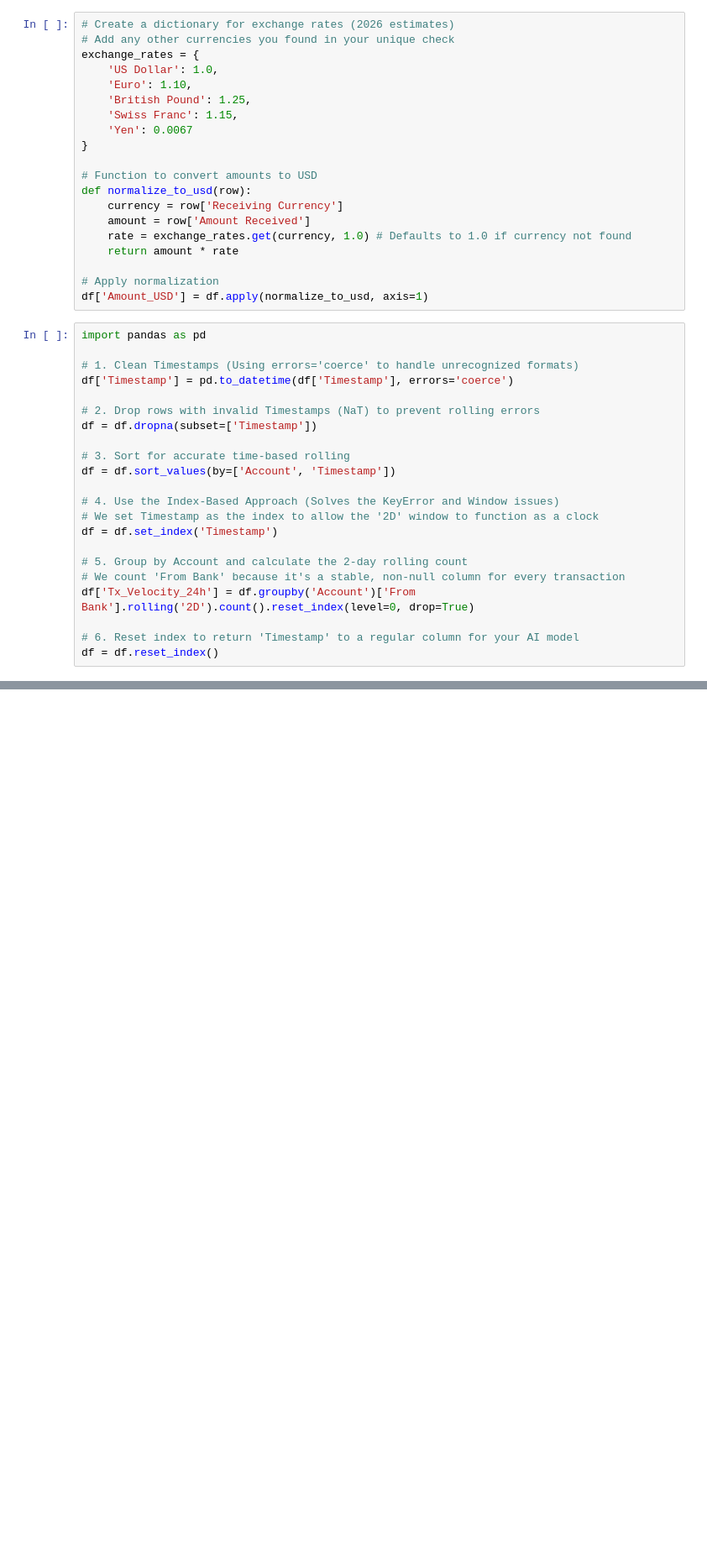
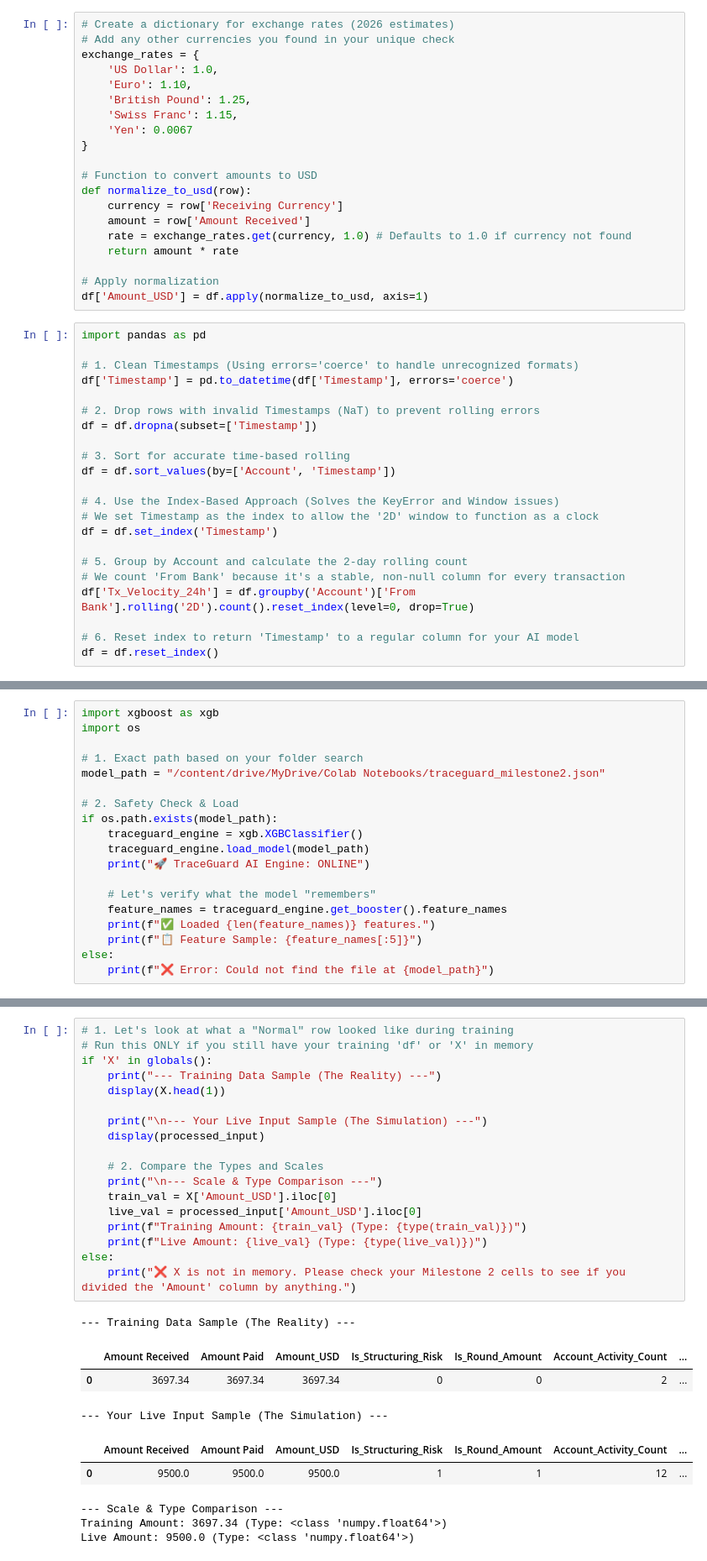
Before and after one commit to Morgan-X1/ai_hackathon_traceguard, a Jupyter notebook: TraceGuard_Data_Engineering.ipynb, the cells around one changed output, grey strips where cells are left out. Shown at 84% size. Drawn from its saved outputs; the diff is of its cells as text; blank space fills up the shorter version.

```diff
--- a/TraceGuard_Data_Engineering.ipynb
+++ b/TraceGuard_Data_Engineering.ipynb
@@ -101,0 +523,19 @@ To https://github.com/Morgan-X1/ai_hackathon_traceguard.git
+# %%
+import xgboost as xgb
+import os
+
+# 1. Exact path based on your folder search
+model_path = "/content/drive/MyDrive/Colab Notebooks/traceguard_milestone2.json"
+
+# 2. Safety Check & Load
+if os.path.exists(model_path):
+    traceguard_engine = xgb.XGBClassifier()
+    traceguard_engine.load_model(model_path)
+    print("🚀 TraceGuard AI Engine: ONLINE")
+
+    # Let's verify what the model "remembers"
+    feature_names = traceguard_engine.get_booster().feature_names
+    print(f"✅ Loaded {len(feature_names)} features.")
+    print(f"📋 Feature Sample: {feature_names[:5]}")
+else:
+    print(f"❌ Error: Could not find the file at {model_path}")
@@ -101,0 +704,28 @@ To https://github.com/Morgan-X1/ai_hackathon_traceguard.git
+# %%
+# 1. Let's look at what a "Normal" row looked like during training
+# Run this ONLY if you still have your training 'df' or 'X' in memory
+if 'X' in globals():
+    print("--- Training Data Sample (The Reality) ---")
+    display(X.head(1))
+
+    print("\n--- Your Live Input Sample (The Simulation) ---")
+    display(processed_input)
+
+    # 2. Compare the Types and Scales
+    print("\n--- Scale & Type Comparison ---")
+    train_val = X['Amount_USD'].iloc[0]
+    live_val = processed_input['Amount_USD'].iloc[0]
+    print(f"Training Amount: {train_val} (Type: {type(train_val)})")
+    print(f"Live Amount: {live_val} (Type: {type(live_val)})")
+else:
+    print("❌ X is not in memory. Please check your Milestone 2 cells to see if you divided the 'Amount' column by anything.")
+# %% [output]
+--- Training Data Sample (The Reality) ---
+|  | Amount Received | Amount Paid | Amount_USD | Is_Structuring_Risk | Is_Round_Amount | Account_Activity_Count | ... |
+| 0 | 3697.34 | 3697.34 | 3697.34 | 0 | 0 | 2 | ... |
+--- Your Live Input Sample (The Simulation) ---
+|  | Amount Received | Amount Paid | Amount_USD | Is_Structuring_Risk | Is_Round_Amount | Account_Activity_Count | ... |
+| 0 | 9500.0 | 9500.0 | 9500.0 | 1 | 1 | 12 | ... |
+--- Scale & Type Comparison ---
+Training Amount: 3697.34 (Type: <class 'numpy.float64'>)
+Live Amount: 9500.0 (Type: <class 'numpy.float64'>)
```
Also changed, not shown: parts of 40 cells of this notebook, 2 other files.
